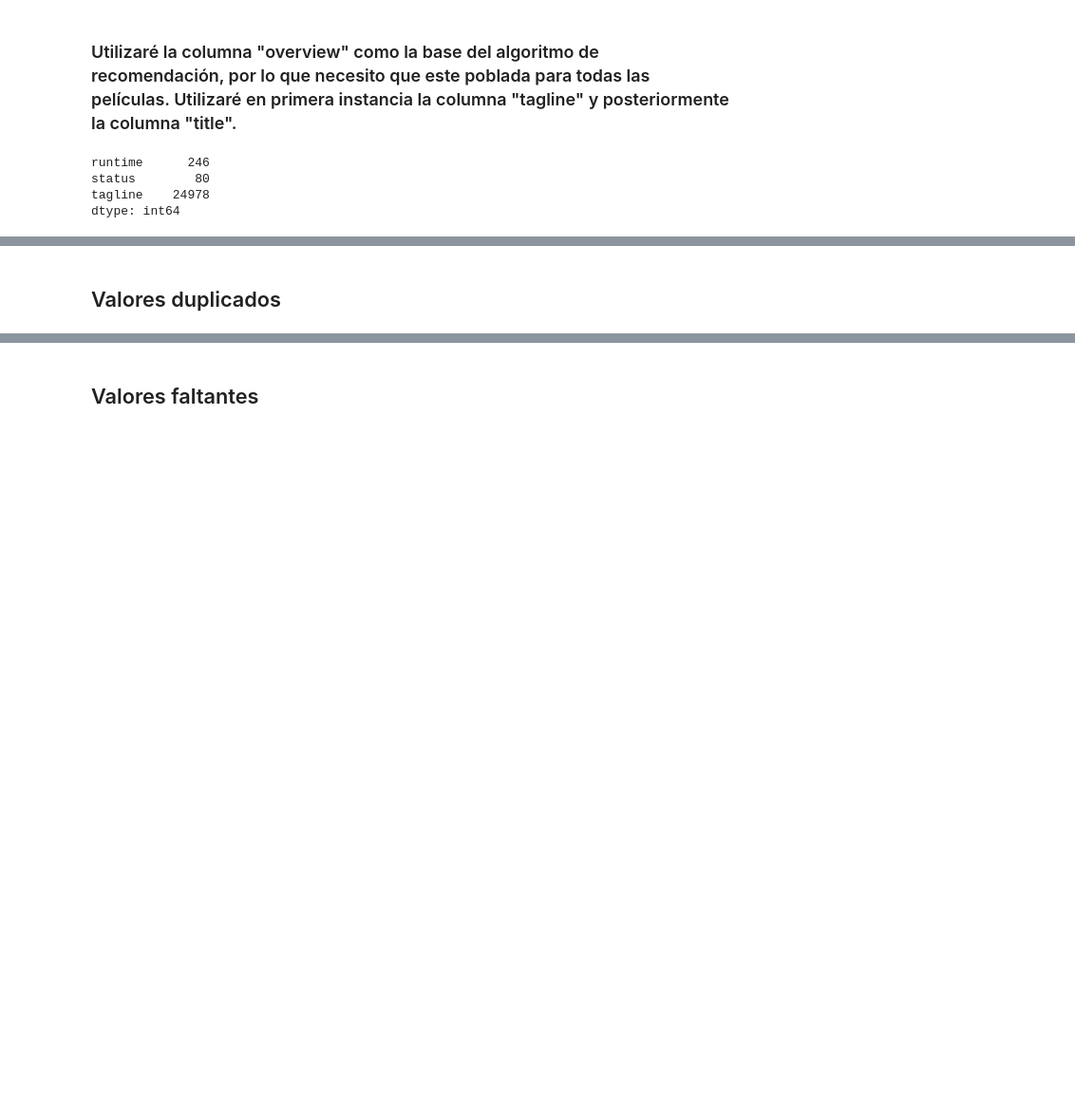
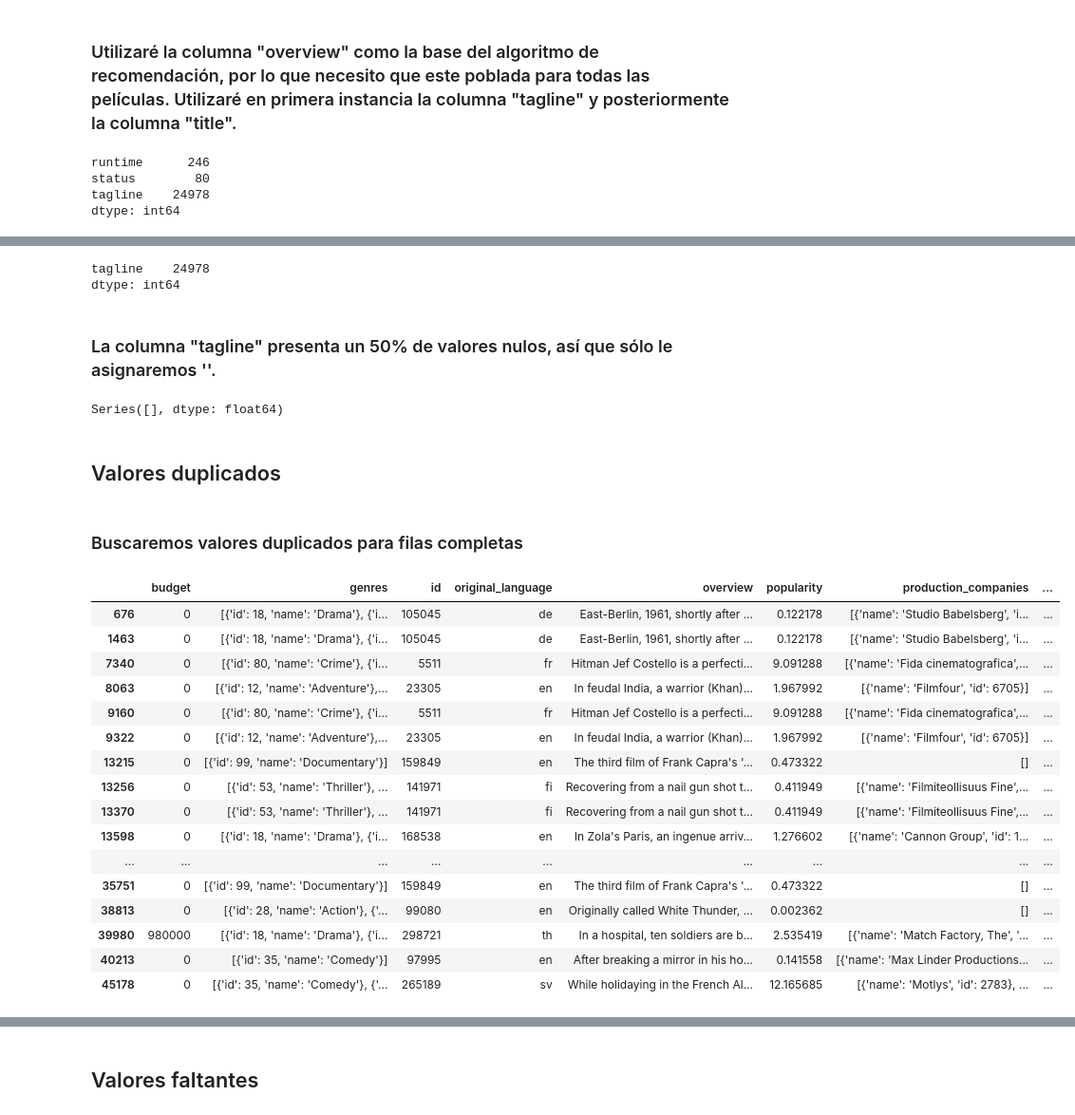
Before and after one commit to lmunozm1702/recomienda_pelis, a Jupyter notebook: eda.ipynb, the cells around one changed output, grey strips where cells are left out. Shown: that part at 95% size. Drawn from its saved outputs; the diff is of its cells as text; code cells hidden in the pictures; blank space fills up the shorter version.

Commit message:
Validación de registros duplicados
- Realiza la validación para registro completo y posteriormente sólo para la columna "id".
- Corrige error en el nombre de una columna en etl-movies.ipynb

```diff
--- a/eda.ipynb
+++ b/eda.ipynb
@@ -93,0 +95,3 @@ dtype: int64
+# %%
+df_movies["runtime"] = df_movies["runtime"].fillna(df_movies["runtime"].mean())
+print(columnas_de_nulos(df_movies))
@@ -94,2 +120,37 @@ dtype: int64
+# %%
+df_movies['status'] = df_movies['status'].fillna('Released')
+print(columnas_de_nulos(df_movies))
+# %% [output]
+tagline    24978
+dtype: int64
+# %% [markdown]
+### La columna "tagline" presenta un 50% de valores nulos, así que sólo le asignaremos ''.
+# %%
+df_movies["tagline"] = df_movies["tagline"].fillna('')
+print(columnas_de_nulos(df_movies))
+# %% [output]
+Series([], dtype: float64)
 # %% [markdown]
 ## Valores duplicados
+# %% [markdown]
+### Buscaremos valores duplicados para filas completas
+# %%
+df_movies[df_movies.duplicated(keep=False)]
+# %% [output]
+|  | budget | genres | id | original_language | overview | popularity | production_companies | ... |
+| 676 | 0 | [{'id': 18, 'name': 'Drama'}, {'i... | 105045 | de | East-Berlin, 1961, shortly after ... | 0.122178 | [{'name': 'Studio Babelsberg', 'i... | ... |
+| 1463 | 0 | [{'id': 18, 'name': 'Drama'}, {'i... | 105045 | de | East-Berlin, 1961, shortly after ... | 0.122178 | [{'name': 'Studio Babelsberg', 'i... | ... |
+| 7340 | 0 | [{'id': 80, 'name': 'Crime'}, {'i... | 5511 | fr | Hitman Jef Costello is a perfecti... | 9.091288 | [{'name': 'Fida cinematografica',... | ... |
+| 8063 | 0 | [{'id': 12, 'name': 'Adventure'},... | 23305 | en | In feudal India, a warrior (Khan)... | 1.967992 | [{'name': 'Filmfour', 'id': 6705}] | ... |
+| 9160 | 0 | [{'id': 80, 'name': 'Crime'}, {'i... | 5511 | fr | Hitman Jef Costello is a perfecti... | 9.091288 | [{'name': 'Fida cinematografica',... | ... |
+| 9322 | 0 | [{'id': 12, 'name': 'Adventure'},... | 23305 | en | In feudal India, a warrior (Khan)... | 1.967992 | [{'name': 'Filmfour', 'id': 6705}] | ... |
+| 13215 | 0 | [{'id': 99, 'name': 'Documentary'}] | 159849 | en | The third film of Frank Capra's '... | 0.473322 | [] | ... |
+| 13256 | 0 | [{'id': 53, 'name': 'Thriller'}, ... | 141971 | fi | Recovering from a nail gun shot t... | 0.411949 | [{'name': 'Filmiteollisuus Fine',... | ... |
+| 13370 | 0 | [{'id': 53, 'name': 'Thriller'}, ... | 141971 | fi | Recovering from a nail gun shot t... | 0.411949 | [{'name': 'Filmiteollisuus Fine',... | ... |
+| 13598 | 0 | [{'id': 18, 'name': 'Drama'}, {'i... | 168538 | en | In Zola's Paris, an ingenue arriv... | 1.276602 | [{'name': 'Cannon Group', 'id': 1... | ... |
+| ... | ... | ... | ... | ... | ... | ... | ... | ... |
+| 35751 | 0 | [{'id': 99, 'name': 'Documentary'}] | 159849 | en | The third film of Frank Capra's '... | 0.473322 | [] | ... |
+| 38813 | 0 | [{'id': 28, 'name': 'Action'}, {'... | 99080 | en | Originally called White Thunder, ... | 0.002362 | [] | ... |
+| 39980 | 980000 | [{'id': 18, 'name': 'Drama'}, {'i... | 298721 | th | In a hospital, ten soldiers are b... | 2.535419 | [{'name': 'Match Factory, The', '... | ... |
+| 40213 | 0 | [{'id': 35, 'name': 'Comedy'}] | 97995 | en | After breaking a mirror in his ho... | 0.141558 | [{'name': 'Max Linder Productions... | ... |
+| 45178 | 0 | [{'id': 35, 'name': 'Comedy'}, {'... | 265189 | sv | While holidaying in the French Al... | 12.165685 | [{'name': 'Motlys', 'id': 2783}, ... | ... |
```
Also changed, not shown: parts of 11 cells of this notebook, 2 other files.
